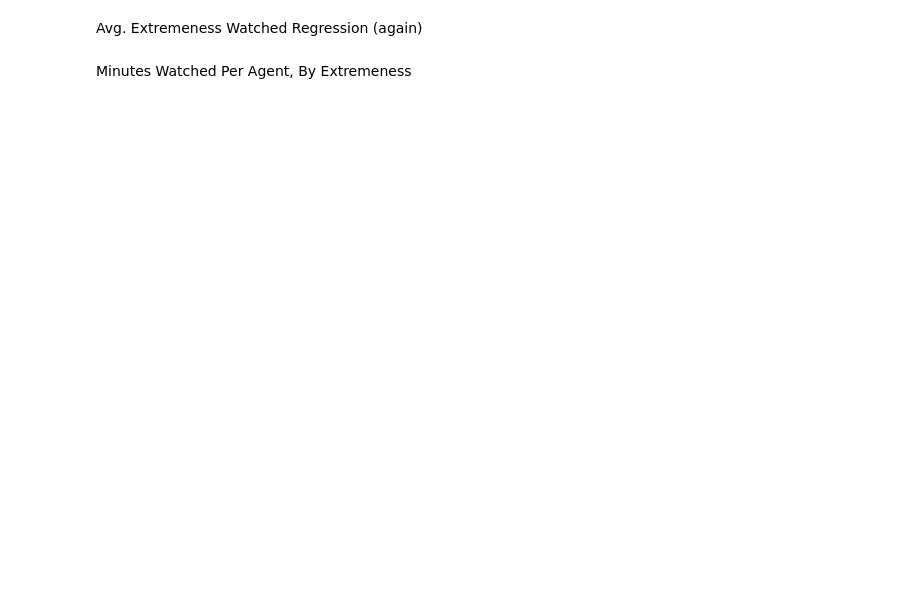
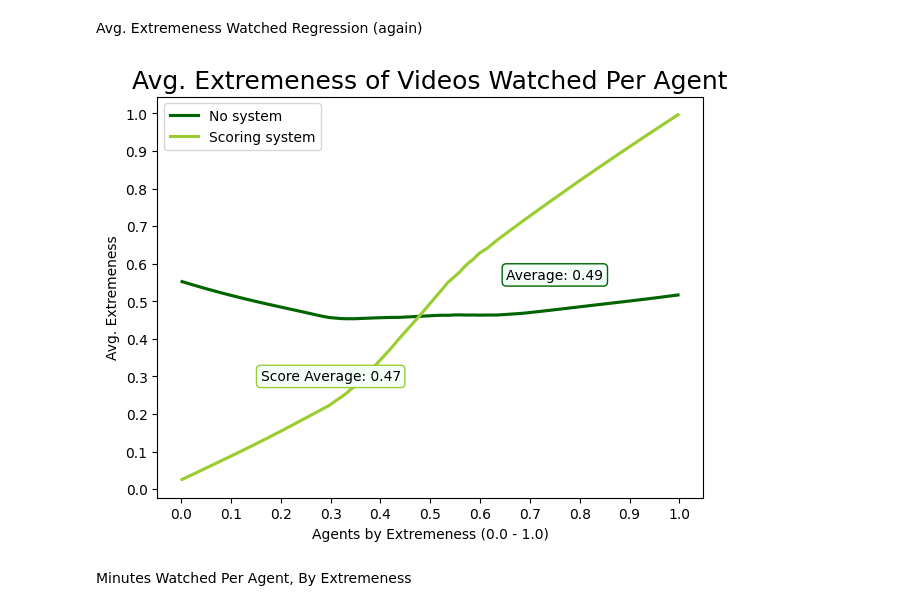
Before and after one commit to snyder-research-group/tools-of-justice, a Jupyter notebook: youtube simulation/experimenting_copy_simulation_notebook.ipynb, the cells around one changed output. Cells and saved outputs as stored; diff of their text form; code cells hidden in the pictures; blank space fills up the shorter version.

```diff
--- a/youtube simulation/experimenting_copy_simulation_notebook.ipynb
+++ b/youtube simulation/experimenting_copy_simulation_notebook.ipynb
@@ -4771,8 +4862,8 @@ if(SCORE_SYSTEM_TOGGLE):
     # plt.plot(x_score, m_score*x_score+b_score)
 
 
-plt.text(0.4, numpy.nanmean(y1)+0.2, "Avg: " + str(numpy.nanmean(y1)), fontsize = 10)
-plt.text(0.4, numpy.nanmean(y_score1)-0.2, "Score Avg: " + str(numpy.nanmean(y_score1)), fontsize = 10)
+# plt.text(0.4, numpy.nanmean(y1)+0.2, "Avg: " + str(numpy.nanmean(y1)), fontsize = 10)
+# plt.text(0.4, numpy.nanmean(y_score1)-0.2, "Score Avg: " + str(numpy.nanmean(y_score1)), fontsize = 10)
 
 
 
@@ -4787,33 +4878,35 @@ sns.regplot(x = x_score1, y = y_score1, lowess=True, scatter = False, label = "S
 
 plt.xlabel('Agents by Extremeness (0.0 - 1.0)')
 
 plt.legend(labels=['None', 'Score'])
 plt.text(0.3, 0.3, "Score Average: " + str(round(numpy.nanmean(y_score1), 2)), size=10, rotation=0.,
         ha="center", va="center",
         bbox=dict(boxstyle="round",
                 ec='yellowgreen',   # edge color: rbg values
                 fc='mintcream',   # fill color: rbg values
                 )
         )
 
 plt.text(0.75, 0.57, "Average: " + str(round(numpy.nanmean(y1),2)), size=10, rotation=0.,
          ha="center", va="center",
          bbox=dict(boxstyle="round",
                    ec='darkgreen',   # edge color: rbg values
                    fc='mintcream',   # fill color: rbg values
                    )
          )
 
 
 plt.legend(labels=['No system', 'Scoring system'])
 plt.xticks(numpy.arange(0, 1.1, 0.1))
 plt.yticks(numpy.arange(0, 1.1, 0.1))
 # leg.legendHandles[0].set_color('darkgreen')
 # leg.legendHandles[1].set_color('yellowgreen')
 
 
 plt.show()
 plt.close()
+# %% [output]
+[figure, added]
 # %% [markdown]
 Minutes Watched Per Agent, By Extremeness
 # %%
```
Also changed, not shown: parts of 33 cells of this notebook, 1 other file.
